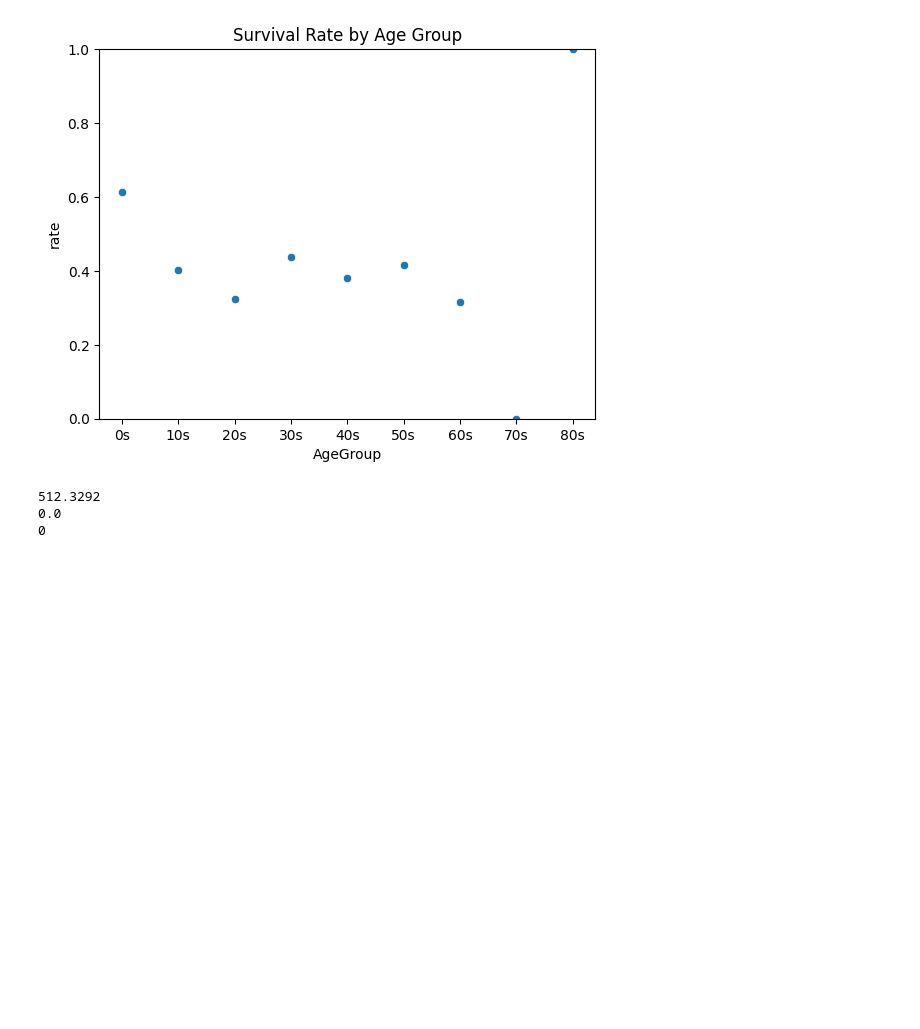
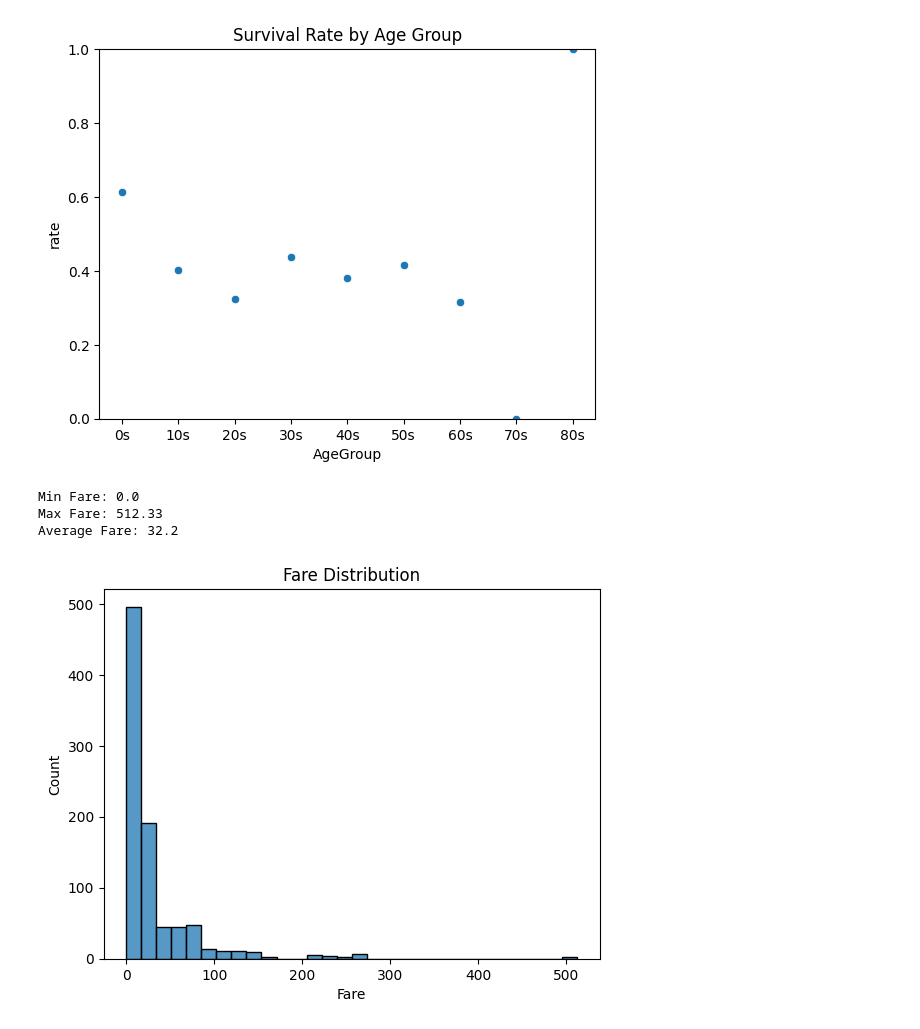
Before and after one commit to izaakdonaldson/titanic-survival-prediction, a Jupyter notebook: notebooks/titanic_eda.ipynb, the cells around one changed output. Cells and saved outputs as stored; diff of their text form; code cells hidden in the pictures; blank space fills up the shorter version.

```diff
--- a/notebooks/titanic_eda.ipynb
+++ b/notebooks/titanic_eda.ipynb
@@ -214,12 +244,16 @@ AgeGroup
 90s      0
 Name: count, dtype: int64
 [figure]
-# %%
-print(train['Fare'].max())
-print(train['Fare'].min())
-
-print(train['Fare'].isna().sum())
-# %% [output]
-512.3292
-0.0
-0
+# %%
+print("Min Fare:", train['Fare'].min())
+print("Max Fare:", round(train['Fare'].max(), 2))
+print("Average Fare:", round(train['Fare'].mean(), 2))
+
+sns.histplot(train['Fare'], bins=30)
+plt.title('Fare Distribution')
+plt.show()
+# %% [output]
+Min Fare: 0.0
+Max Fare: 512.33
+Average Fare: 32.2
+[figure, added]
```
Also changed, not shown: parts of 3 cells of this notebook.
